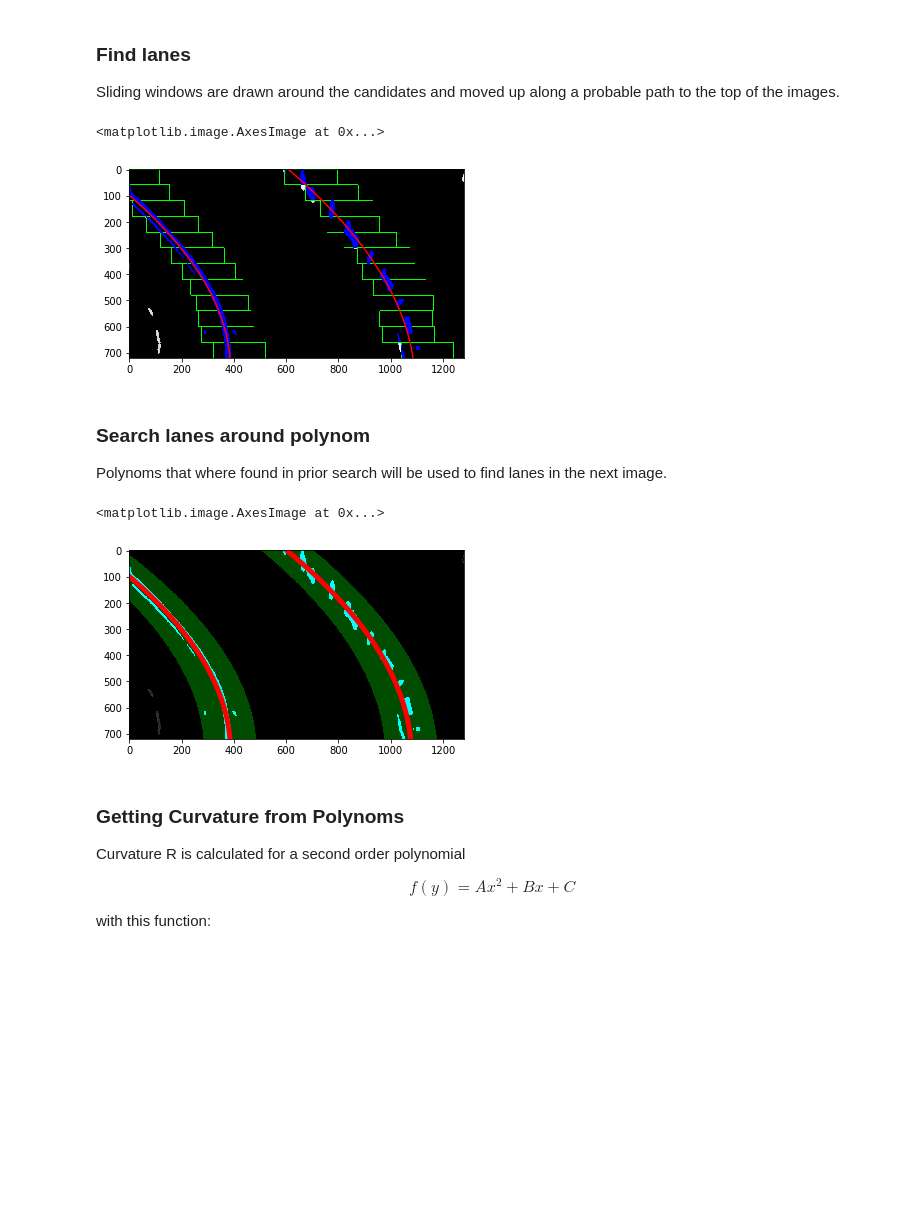
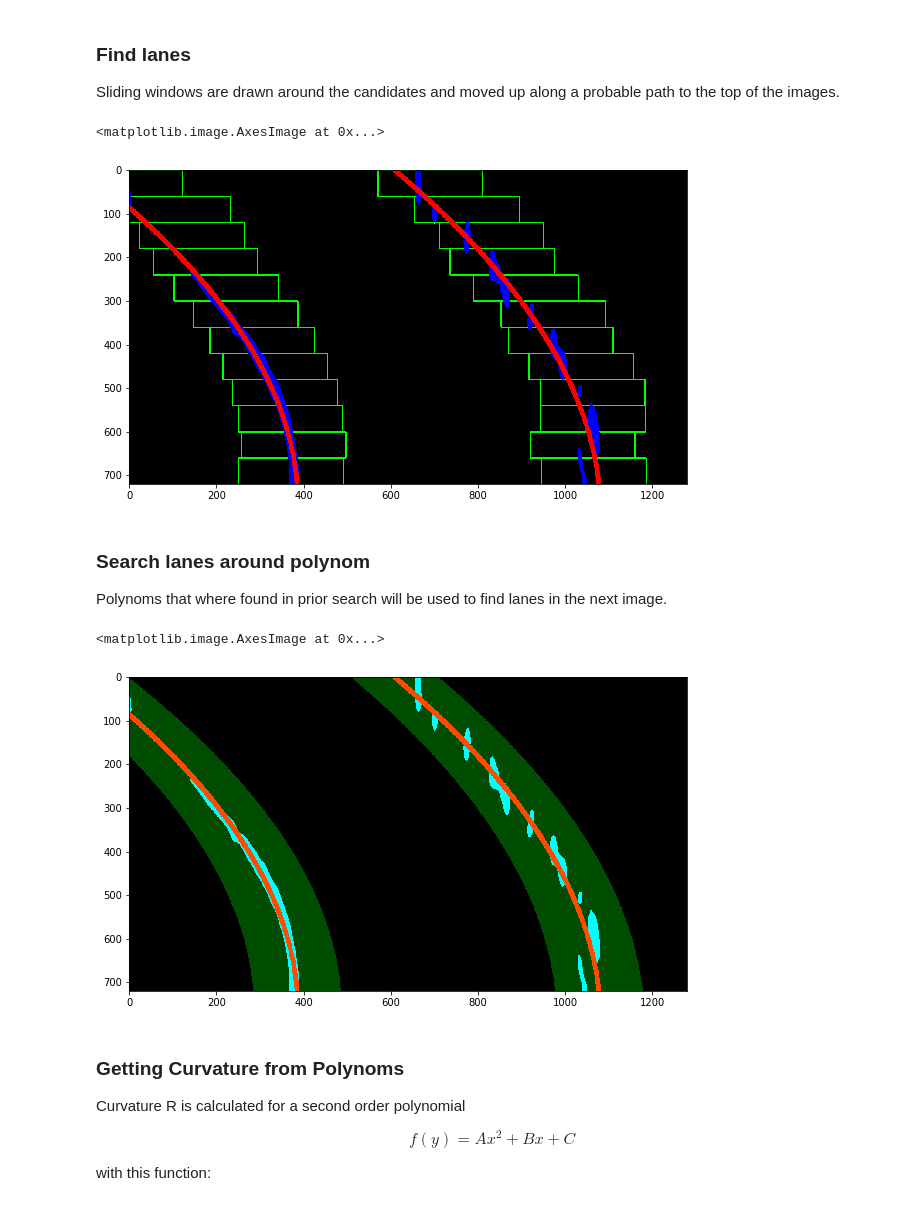
Before and after one commit to mayio/CarND-Advanced-Lane-Lines, a Jupyter notebook: Advanced_Lane_Detection.ipynb, the cells around one changed output. Saved outputs shown, nothing was run; the diff lists cells and outputs as text; code cells hidden in the pictures; blank space fills up the shorter version.

```diff
--- a/Advanced_Lane_Detection.ipynb
+++ b/Advanced_Lane_Detection.ipynb
@@ -228,7 +231,7 @@ def threshold(image):
     normalized = cv2.normalize(
         image, 0,255,norm_type=cv2.NORM_MINMAX, dtype=cv2.CV_8U)
 
-    _, normalized = cv2.threshold(normalized,200.0,255.0,cv2.THRESH_TOZERO)
+    _, normalized = cv2.threshold(normalized,248.0,255.0,cv2.THRESH_TOZERO)
     return normalized
 
 normalized_filtered_l_channel = threshold(filtered_l_channel)
@@ -320,10 +354,12 @@ def filter_local_maxima(local_maxima, gap):
 def find_lane_pixels(image, n_search_windows, search_window_margin, minpix):
     out_img = np.dstack((image, image, image))
 
-    lane_histogram = bottom_smoothed_histogram(processed_image)
+    lane_histogram = bottom_smoothed_histogram(image)
 
     # find the peaks in the histogram
-    histogram_peak_idxs = peak_local_max(lane_histogram, min_distance=50, threshold_abs=400000)
+    #histogram_peak_idxs = peak_local_max(lane_histogram, min_distance=50, threshold_abs=400000)
+    histogram_peak_idxs = peak_local_max(lane_histogram, min_distance=50, threshold_abs=15000)
+
 
     # filter plateaus
     lane_positions = filter_local_maxima(histogram_peak_idxs, 10)
@@ -344,12 +380,17 @@ def find_lane_pixels(image, n_search_windows, search_window_margin, minpix):
     nonzerox = np.array(nonzero[1])
 
     good_lanes_inds = []
+    lane_lengths = []
 
     image_height = image.shape[0]
 
     for lane_position_idx in range(len(lane_positions)):
         lane_inds = []
         current_lane_pos = lane_positions[lane_position_idx]
+        last_shift = 0
+        empty_box_count = 0
+        max_empty_boxes = 3
+        lane_length = 0.0
 
         for window in range(n_search_windows):
             win_y_low = image_height - (window + 1) * window_height
@@ -366,11 +407,22 @@ def find_lane_pixels(image, n_search_windows, search_window_margin, minpix):
             good_lane_inds = ((nonzeroy >= win_y_low) & (nonzeroy < win_y_high) &
                 (nonzerox >= win_x_low) &  (nonzerox < win_x_high)).nonzero()[0]
 
-            lane_inds.append(good_lane_inds)
 
             ### If you found > minpix pixels, recenter next window ###
             if len(good_lane_inds) > minpix:
-                current_lane_pos = np.int(np.mean(nonzerox[good_lane_inds]))
+                new_lane_pos = np.int(np.mean(nonzerox[good_lane_inds]))
+                last_shift = new_lane_pos - current_lane_pos
+                current_lane_pos = new_lane_pos
+                lane_inds.append(good_lane_inds)
+                empty_box_count = 0
+                lane_length += window_height
+            else:
+                current_lane_pos += last_shift
+                empty_box_count += 1
+
+            # if there are too many empty boxes stop search
+            if (empty_box_count >= max_empty_boxes):
+                break
 
         # Concatenate the arrays of indices (previously was a list of lists of pixels)
         try:
@@ -421,16 +473,19 @@ def lane_fitting(X, Y, image, draw):
             image[Y[i], X[i]] = [0, 0, 255]
 
             # Plots the left and right polynomials on the lane lines
-            plt.plot(fitx, ploty, color='red')
+            laneline = np.array([np.transpose(np.vstack([fitx, ploty]))])
+            cv2.polylines(image, np.int_([laneline]), False, (255,0, 0), thickness=10, lineType=4)
+            #plt.plot(fitx, ploty, color='red')
 
     return fit_params_all_lanes
 
-lanes_x, lanes_y, sliding_window_image = find_lane_pixels(processed_image, 12, 100, 50)
+lanes_x, lanes_y, sliding_window_image = find_lane_pixels(processed_image, 12, 120, 50)
 lane_fitting_params = lane_fitting(lanes_x, lanes_y, sliding_window_image, draw=True)
+plt.figure(figsize=(plt_img_width,plt_img_height))
 plt.imshow(sliding_window_image)
 # %% [output]
 <matplotlib.image.AxesImage at 0x...>
-[figure, old version]
+[figure, new version]
 # %% [markdown]
 ### Search lanes around polynom
 
@@ -473,36 +528,41 @@ def search_lanes_around_polynoms(lanes_fitting_params, margin, image, draw):
             ## Visualization ##
             fitx, ploty = get_lane_points(new_lane_fitting_params[0], image_height, image_height)
 
 
             # Color on lane pixel
             out_img[nonzeroy[lane_inds], nonzerox[lane_inds]] = [0, 255, 255]
 
             # Generate a polygon to illustrate the search window area
             # And recast the x and y points into usable format for cv2.fillPoly()
             line_window1 = np.array([np.transpose(np.vstack([fitx-margin, ploty]))])
             line_window2 = np.array([np.flipud(np.transpose(np.vstack([fitx+margin,
                                       ploty])))])
             line_pts = np.hstack((line_window1, line_window2))
 
             # Draw the lane onto the warped blank image
             cv2.fillPoly(window_img, np.int_([line_pts]), (0,255, 0))
+
+            # Plot the polynomial lines onto the image
+            laneline = np.array([np.transpose(np.vstack([fitx, ploty]))])
+            cv2.polylines(out_img, np.int_([laneline]), False, (255,0, 0), thickness=10, lineType=4)
+
             result_image = cv2.addWeighted(out_img, 1, window_img, 0.3, 0)
 
-            # Plot the polynomial lines onto the image
-            plt.plot(fitx, ploty, color='red',  linewidth=5)
+            #plt.plot(fitx, ploty, color='red',  linewidth=5)
             ## End visualization steps ##
 
     return lanes_fitting_params, result_image
 
 # Run image through the pipeline
 processed_image_poly_lane_fit = processed_image.copy()
 lanes_fitting_params, result_image = search_lanes_around_polynoms(lane_fitting_params, 100, processed_image_poly_lane_fit, draw=True)
 
 # View your output
+plt.figure(figsize=(plt_img_width,plt_img_height))
 plt.imshow(result_image)
 # %% [output]
 <matplotlib.image.AxesImage at 0x...>
-[figure, old version]
+[figure, new version]
 # %% [markdown]
 ### Getting Curvature from Polynoms
 
```
Also changed, not shown: parts of 14 cells of this notebook.
